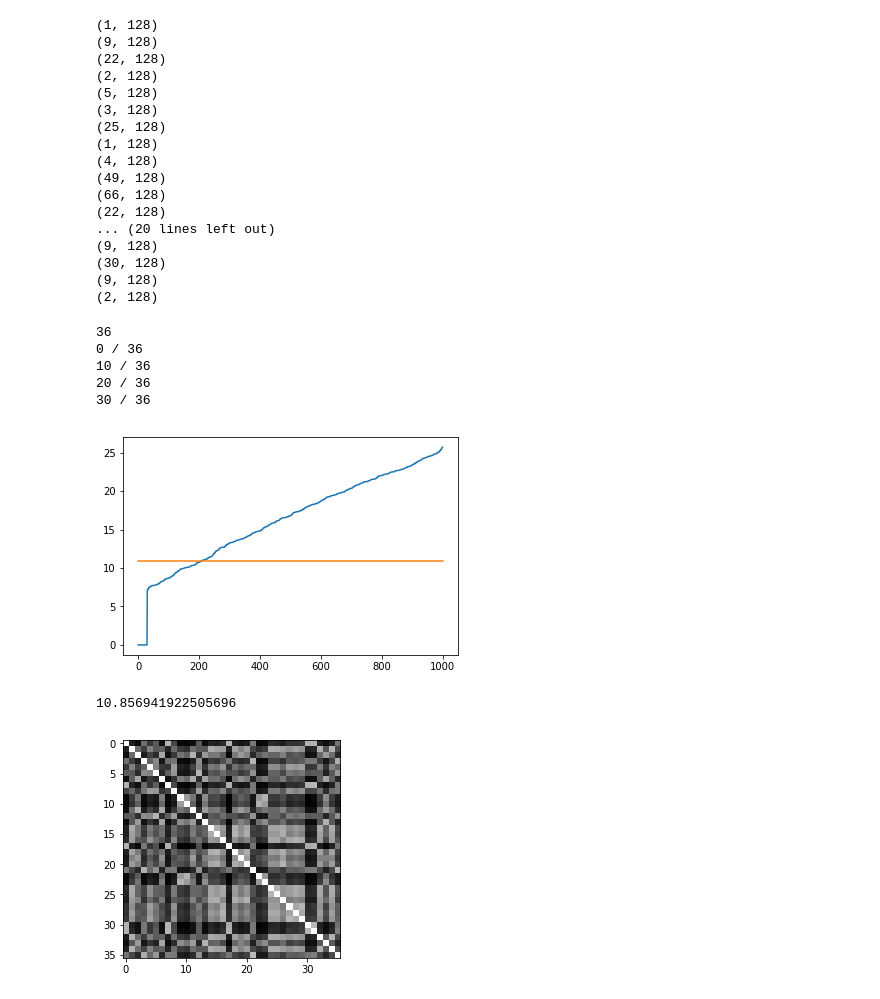
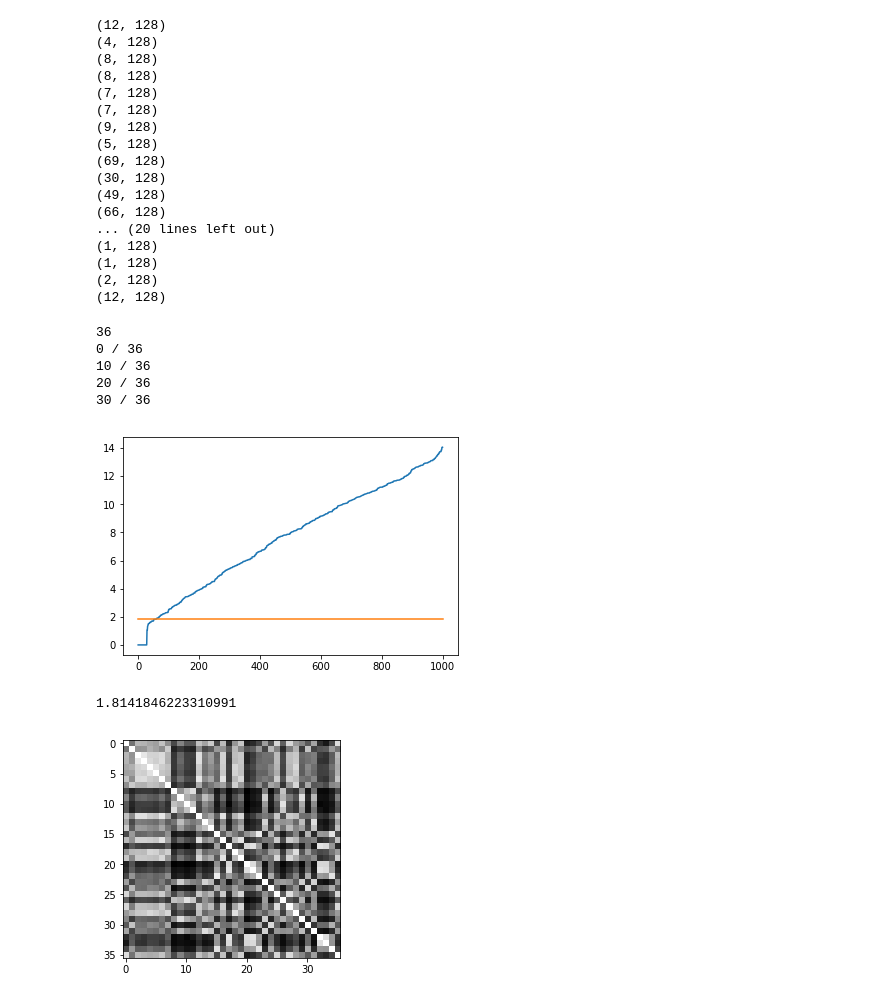
Before and after one commit to dkohlsdorf/wdp-ds, a Jupyter notebook: scripts/OfflineClusteringExperiment.ipynb, the cells around one changed output. Drawn from its saved outputs; the diff is of its cells as text; code cells hidden in the pictures.

Commit message:
working on final model

```diff
--- a/scripts/OfflineClusteringExperiment.ipynb
+++ b/scripts/OfflineClusteringExperiment.ipynb
@@ -43,17 +43,18 @@ def fwd_spectrogram(audio, win=512, step=64):
         spectrogram.append(dft)
     return np.array(spectrogram)
 # %%
-import sys
-sys.path.append("../ml")
+#import sys
+#sys.path.append("../ml")
 
-from train_lstm_auto_encoder_variational import VAE
+#from train_lstm_auto_encoder_variational import VAE
 
-models = '../models/lstm_v4/v4.2/'
-vae = VAE()
-vae.auto_encoder((128, 256, 1), 128, 256 * 128, 128)
-ae  = vae.model
-encoder = vae.encoder
-ae.load_weights('{}autoencoder.h5'.format(models))
-encoder.load_weights('{}encoder.h5'.format(models))
+models = '../models/lstm_v4/v4.3/'
+#vae = VAE()
+#vae.auto_encoder((128, 256, 1), 128, 256 * 128, 128)
+#ae  = vae.model
+#encoder = vae.encoder
+#ae.load_weights('{}autoencoder.h5'.format(models))
+#encoder.load_weights('{}encoder.h5'.format(models))
+encoder = load_model('{}encoder.h5'.format(models))
 encoder.summary()
 # %% [output]
@@ -77,5 +80,5 @@ ________________________________________________________________________________
 # %%
-#PATH = '../data/catalogue/whistle_snippets/'
+PATH = '../data/catalogue/whistle_snippets/'
 #encoder = load_model('../models/lstm_v4/v4.2/encoder.h5')
 latent = []
 for file in os.listdir(PATH):
@@ -87,23 +90,23 @@ for file in os.listdir(PATH):
             latent.append([encoder.predict(np.stack(x)), spec.data])
             print(latent[-1][0].shape)
 # %% [output]
-(1, 128)
+(12, 128)
+(4, 128)
+(8, 128)
+(8, 128)
+(7, 128)
+(7, 128)
 (9, 128)
-(22, 128)
-(2, 128)
 (5, 128)
-(3, 128)
-(25, 128)
-(1, 128)
-(4, 128)
+(69, 128)
+(30, 128)
 (49, 128)
 (66, 128)
-(22, 128)
 ... (20 lines left out)
-(9, 128)
-(30, 128)
-(9, 128)
+(1, 128)
+(1, 128)
 (2, 128)
+(12, 128)
 # %%
 import pickle
 pickle.dump( latent, open( "data.p", "wb" ) )
@@ -167,32 +170,32 @@ pickle.dump(distances, open( "distances.p", "wb" ) )
 # %%
 import numpy as np
 import pickle
 import matplotlib.pyplot as plt
 import random
 
 latent    = pickle.load( open( "data.p", "rb" ) )
 distances = pickle.load( open( "distances.p", "rb" ) )
 
 f = [f for f in distances.flatten() if not np.isinf(f)]
 random.shuffle(f)
-th = np.percentile(f, 20)
+th = np.percentile(f, 5)
 
 plt.plot(sorted(f[0:1000]))
 plt.plot(np.ones(1000) * th)
 plt.show()
 print(th)
 
 for i in range(len(distances)):
     for j in range(len(distances)):
         if np.isinf(distances[i][j]):
             distances[i][j] = distances[j][i]
 
 plt.imshow(np.mean(distances) - distances, cmap='gray')
 plt.show()
 # %% [output]
-[figure, old version]
+[figure, new version]
-10.856941922505696
+1.8141846223310991
-[figure, old version]
+[figure, new version]
 # %%
 pickle.dump(distances, open( "distances_normal.p", "wb" ) )
 # %%
```
Also changed, not shown: parts of 2 cells of this notebook, 27 other files.
